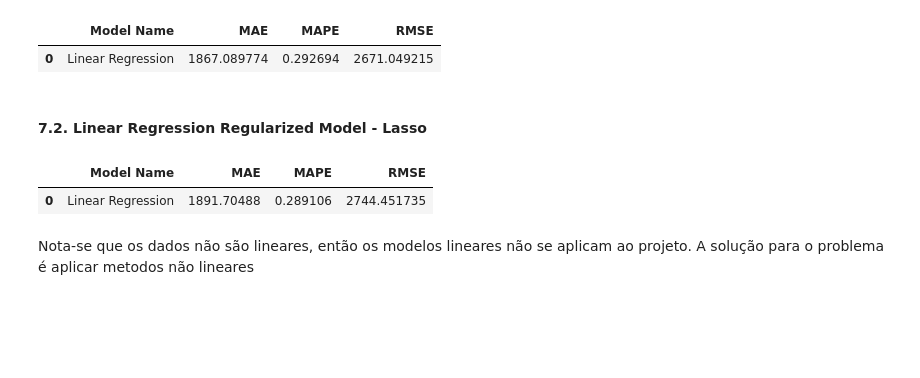
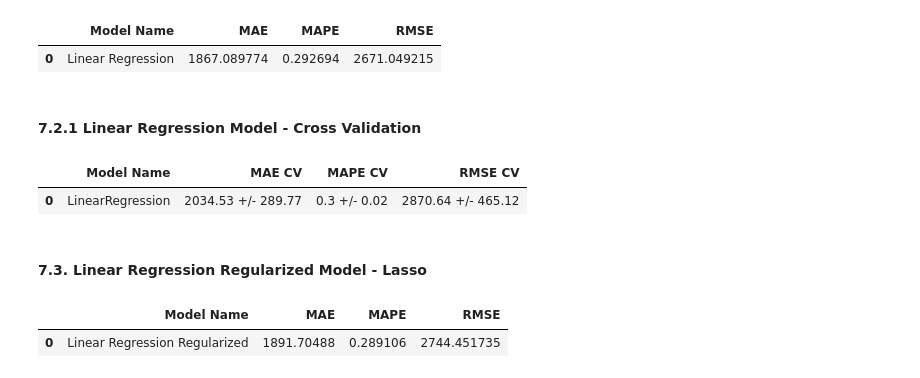
Before and after one commit to rodrigoceezar/rossmann_sales_prediction, a Jupyter notebook: m7_store_sales_prediction.ipynb, the cells around one changed output. Cells and saved outputs as stored; diff of their text form; code cells hidden in the pictures; blank space fills up the shorter version.

Commit message:
finalizado o cross-validation

```diff
--- a/m7_store_sales_prediction.ipynb
+++ b/m7_store_sales_prediction.ipynb
@@ -1113,7 +1143,7 @@ df6 = df5.copy()
 # %% [markdown]
 #### 6.1. Separando dados em Treino e Teste
 # %%
-cols_drop = ['week_of_year', 'day_of_week', 'day', 'month','day_of_week','promo_since','competition_since','year_week']
+cols_drop = ['week_of_year', 'day_of_week', 'day', 'month','promo_since','competition_since','year_week']
 
 df6 = df6.drop(cols_drop,axis=1)
 # %%
@@ -1190,7 +1220,7 @@ X_train.head()
 
 #### 6.3. Variaveis Importantes Selecionadas pelo Boruta
 # %%
-cols_selecionadas = [
+cols_selecionadas= [
     'store',
     'promo',
     'store_type',
@@ -1212,13 +1242,13 @@ cols_selecionadas = [
     'day_of_week_sin',
     'day_of_week_cos']
 
-cols_selecionadas
-cols_selecionadas2 = cols_selecionadas.copy()
 # Adicionar colunas
 feat_to_add = ['date','sales']
 
 #Final
-cols_selecionadas.extend(feat_to_add)
+cols_selecionadas_full = cols_selecionadas.copy()
+
+cols_selecionadas_full.extend(feat_to_add)
 # %%
 cols_selecionadas
 # %% [output]
@@ -1255,8 +1295,11 @@ cols_nao_selecionadas = [
 # %% [markdown]
 ### 7.0 MODELO DE MACHINE LEARNING
-# %%
-X_train = X_train[cols_selecionadas2]
-X_test = X_test[cols_selecionadas2]
+# %%
+x_train = X_train[cols_selecionadas]
+x_test = X_test[cols_selecionadas]
+
+# Time Series Data Preparation
+x_training = X_train[cols_selecionadas_full]
 # %% [markdown]
 #### 7.1. Average Model ( Modelo de Média)
 # %%
@@ -1290,21 +1333,29 @@ lr_result
 # %% [output]
 |  | Model Name | MAE | MAPE | RMSE |
 | 0 | Linear Regression | 1867.089774 | 0.292694 | 2671.049215 |
+# %% [markdown]
+#### 7.2.1 Linear Regression Model - Cross Validation
+# %%
+# Performance Real do Modelo: A media/desvio padrão de todos os treinos do cross validation
+
+lr_result_cv = cross_validation(x_training, 5, 'LinearRegression', lr,verbose=False)
+lr_result_cv
+# %% [output]
+|  | Model Name | MAE CV | MAPE CV | RMSE CV |
+| 0 | LinearRegression | 2034.53 +/- 289.77 | 0.3 +/- 0.02 | 2870.64 +/- 465.12 |
 # %% [markdown]
-#### 7.2. Linear Regression Regularized Model - Lasso
+#### 7.3. Linear Regression Regularized Model - Lasso
 # %%
 #model
-lrr = Lasso(alpha=0.01).fit(X_train, y_train )
+lrr = Lasso(alpha=0.01).fit(x_train, y_train )
 
 #prediction
-yhat_lrr = lrr.predict(X_test)
+yhat_lrr = lrr.predict(x_test)
 
 #performance
-lrr_result = ml_error('Linear Regression', np.expm1(y_test), np.expm1(yhat_lrr))
+lrr_result = ml_error('Linear Regression Regularized', np.expm1(y_test), np.expm1(yhat_lrr))
 
 lrr_result
 # %% [output]
 |  | Model Name | MAE | MAPE | RMSE |
-| 0 | Linear Regression | 1891.70488 | 0.289106 | 2744.451735 |
+| 0 | Linear Regression Regularized | 1891.70488 | 0.289106 | 2744.451735 |
-# %% [markdown]
-Nota-se que os dados não são lineares, então os modelos lineares não se aplicam ao projeto. A solução para o problema é aplicar metodos não lineares
```
Also changed, not shown: parts of 26 cells of this notebook.
